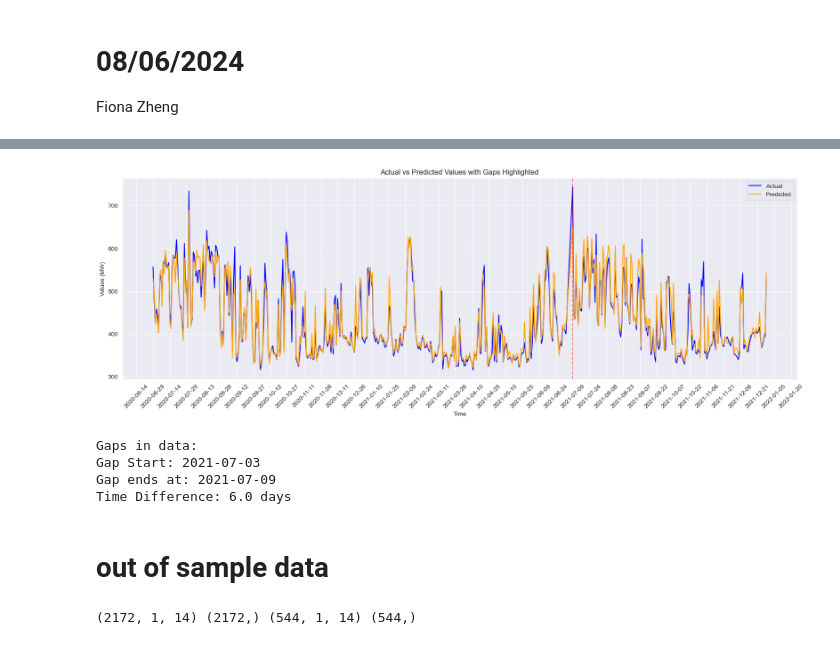
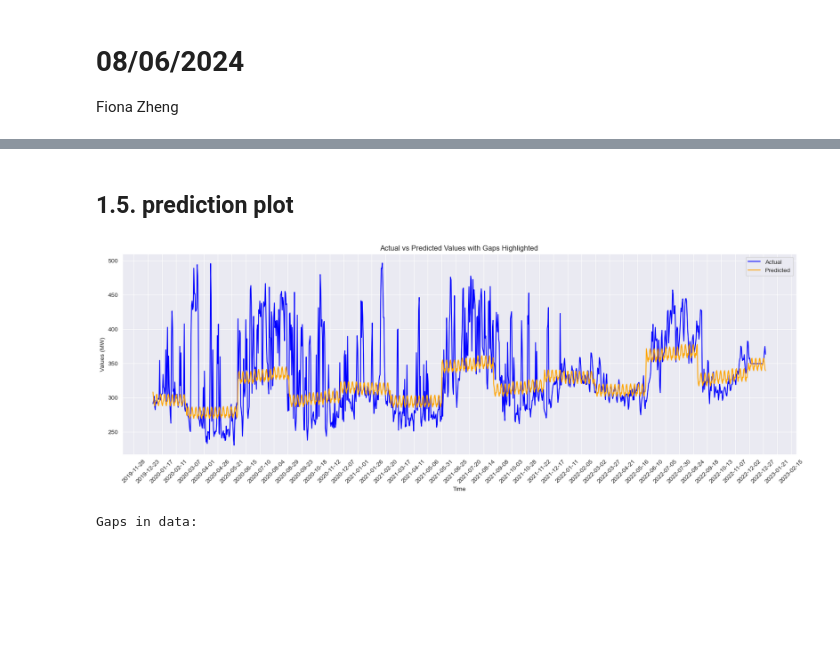
Before and after one commit to FionaSY814/forecast_test, a Jupyter notebook: United_long_term_Gross.ipynb, the cells around one changed output, grey strips where cells are left out. Drawn from its saved outputs; the diff is of its cells as text; code cells hidden in the pictures; blank space fills up the shorter version.

```diff
--- a/United_long_term_Gross.ipynb
+++ b/United_long_term_Gross.ipynb
@@ -428,45 +476,28 @@ print(train_X.shape, train_y.shape, test_X.shape, test_y.shape)
 from matplotlib import pyplot
 from sklearn.metrics import mean_squared_error, mean_absolute_error
 from tensorflow.keras.models import Sequential
-from keras.layers import LSTM, Dense, Dropout
+from tensorflow.keras.optimizers import Adam
+from tensorflow.keras.layers import LSTM, Dropout, Dense, BatchNormalization
 from keras.callbacks import EarlyStopping, ReduceLROnPlateau
+from tensorflow.keras.regularizers import l2
 # design network
 
 # Define the model
 model = Sequential()
 model.add(LSTM(50, input_shape=(train_X.shape[1], train_X.shape[2])))
-model.add(Dropout(0.3))
-model.add(Dense(1))
-model.compile(loss='mae', optimizer='adam', metrics=['mae', 'mse', 'mape'])
+model.add(Dropout(0.5))
+model.add(Dense(1, kernel_regularizer=l2(0.001)))
+
+# Set the initial learning rate to a lower value
+initial_learning_rate = 0.0001
+optimizer = Adam(learning_rate=initial_learning_rate)
+model.compile(loss='mae', optimizer=optimizer, metrics=['mae', 'mse', 'mape'])
 
 # Callbacks
-early_stopping = EarlyStopping(monitor='val_loss', patience=10, restore_best_weights=True)
-reduce_lr = ReduceLROnPlateau(monitor='val_loss', factor=0.5, patience=10, min_lr=1e-3)
+early_stopping = EarlyStopping(monitor='val_loss', patience=15, restore_best_weights=True)
+reduce_lr = ReduceLROnPlateau(monitor='val_loss', factor=0.5, patience=15, min_lr=1e-6)
 
 # Fit the network
-history = model.fit(train_X, train_y, epochs=100, batch_size=100, validation_data=(test_X, test_y),
+history = model.fit(train_X, train_y, epochs=200, batch_size=80, validation_data=(test_X, test_y),
                     verbose=2, shuffle=False,callbacks=[early_stopping, reduce_lr])
-
-# Calculate MAPE manually, handling zero values
-def safe_mape(y_true, y_pred, epsilon=1e-10):
-    mask = y_true != 0
-    return np.mean(np.abs((y_true[mask] - y_pred[mask]) / (y_true[mask] + epsilon))) * 100
-
-train_predictions = model.predict(train_X)
-test_predictions = model.predict(test_X)
-# calculate train validate rmse, mae, mape
-train_rmse = np.sqrt(mean_squared_error(train_y, train_predictions))
-train_mae = mean_absolute_error(train_y, train_predictions)
-train_mape = safe_mape(train_y, train_predictions)
-
-test_rmse = np.sqrt(mean_squared_error(test_y, test_predictions))
-test_mae = mean_absolute_error(test_y, test_predictions)
-test_mape = safe_mape(test_y, test_predictions)
-
-print(f"Train RMSE: {train_rmse:.2f}")
-print(f"Train MAE: {train_mae:.2f}")
-print(f"Train MAPE: {train_mape:.2f}%")
-print(f"Test RMSE: {test_rmse:.2f}")
-print(f"Test MAE: {test_mae:.2f}")
-print(f"Test MAPE: {test_mape:.2f}%")
 # %% [output]
@@ -559,3 +612,5 @@ MAPE: 3.606
+# %% [markdown]
+## 1.5. prediction plot
 # %%
 # Extract the test data with timestamps
 test_df = daily_gross_load.iloc[train_days:, :].copy()
@@ -579,38 +634,33 @@ plt.plot(actual_vs_predicted['date'], actual_vs_predicted['predicted'], label='P
 for gap_start in gaps['date']:
     plt.axvline(x=gap_start, color='red', linestyle='--', alpha=0.5)
 plt.title('Actual vs Predicted Values with Gaps Highlighted')
 plt.xlabel('Time')
 plt.ylabel('Values (MW)')
 plt.legend()
 plt.grid(True)
 
 # Set date format on x-axis every 15 days
-plt.gca().xaxis.set_major_locator(mdates.DayLocator(interval=15))
+plt.gca().xaxis.set_major_locator(mdates.DayLocator(interval=25))
 plt.gca().xaxis.set_major_formatter(mdates.DateFormatter('%Y-%m-%d'))
 
 plt.xticks(rotation=45)
 plt.show()
 
 # Print the gaps and their nearest significant time differences
 print("Gaps in data:")
 for index, row in gaps.iterrows():
     previous_timestamp = row['date'] - pd.Timedelta(days=row['date_diff'])
     next_timestamp = row['date'] + pd.Timedelta(days=row['date_diff'])
 
     previous_row = actual_vs_predicted[actual_vs_predicted['date'] == previous_timestamp]
     next_row = actual_vs_predicted[actual_vs_predicted['date'] == next_timestamp]
 
     gap_start = previous_row['date'].values[0] if not previous_row.empty else 'N/A'
     gap_end = row['date']
 
     print(f"Gap Start: {pd.to_datetime(gap_start).strftime('%Y-%m-%d') if gap_start != 'N/A' else 'N/A'}")
     print(f"Gap ends at: {gap_end.strftime('%Y-%m-%d')}")
     print(f"Time Difference: {row['date_diff']} days\n")
 # %% [output]
-[figure, old version]
+[figure, new version]
 Gaps in data:
-Gap Start: 2021-07-03
-Gap ends at: 2021-07-09
-Time Difference: 6.0 days
-# %% [markdown]
-# out of sample data
@@ -626,11 +666,0 @@ ofs_X = ofs_X.reshape((ofs_X.shape[0], 1, ofs_X.shape[1]))
-# %%
-# dividing the data into x and y
-# x: All columns except the last,  y: The last column
-train_X, train_y = train[:, :-1], train[:, -1]
-test_X, test_y = test[:, :-1], test[:, -1]
-
-train_X = train_X.reshape((train_X.shape[0], 1, train_X.shape[1]))
-test_X = test_X.reshape((test_X.shape[0], 1, test_X.shape[1]))
-print(train_X.shape, train_y.shape, test_X.shape, test_y.shape)
-# %% [output]
-(2172, 1, 14) (2172,) (544, 1, 14) (544,)
```
Also changed, not shown: parts of 91 cells of this notebook, 1 other file.
